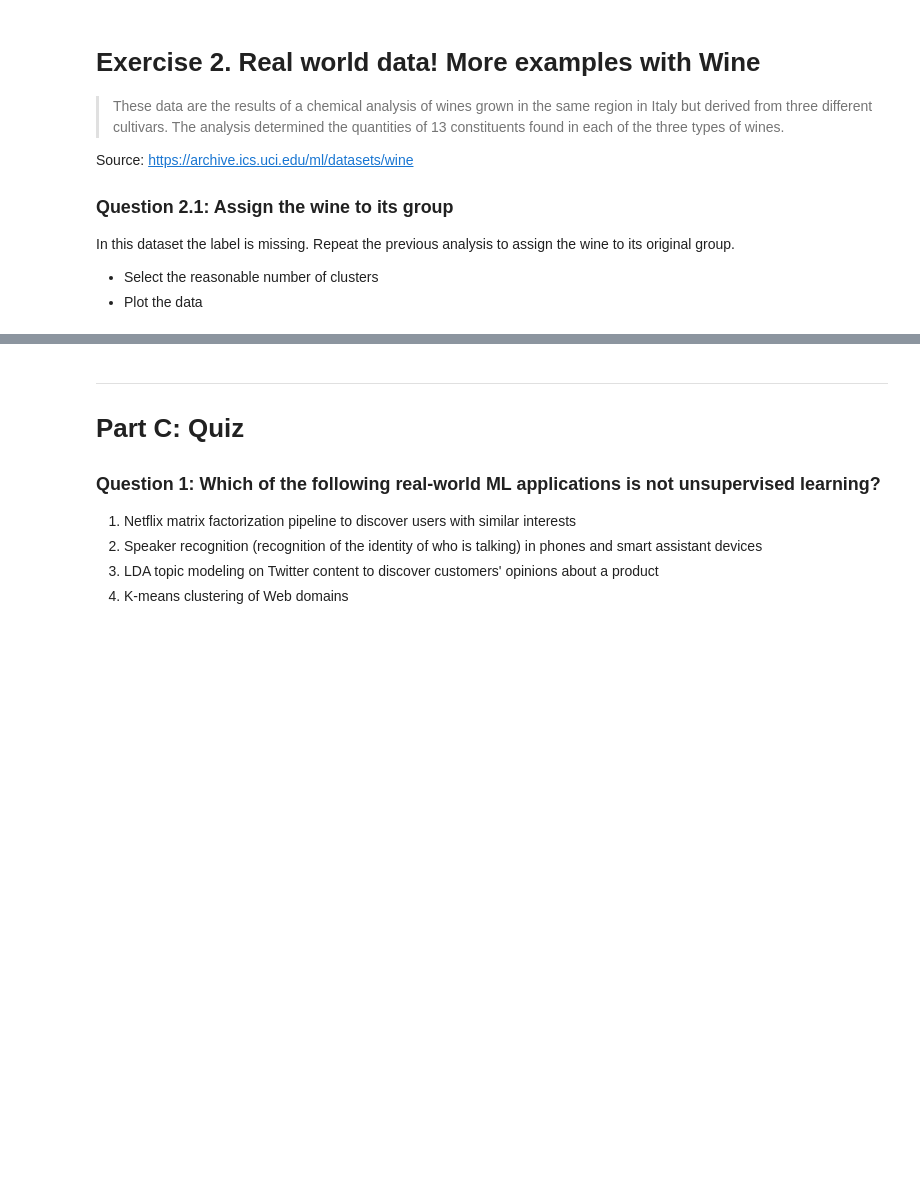
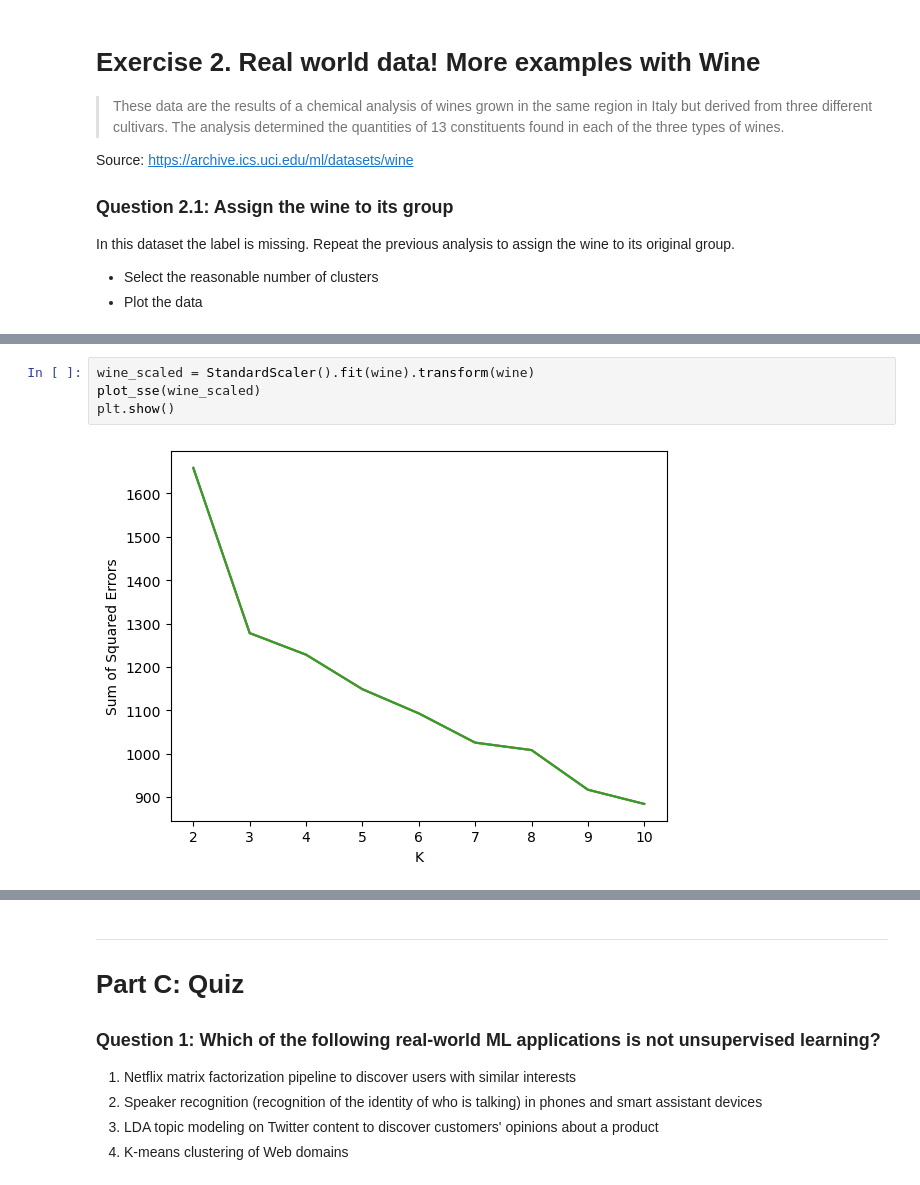
Before and after one commit to PabloVallbona/ADA2025, a Jupyter notebook: Exercises/08 - Learning from data - Unsupervised learning/Unsupervised_Learning.ipynb, the cells around one changed output, grey strips where cells are left out. Drawn from its saved outputs; the diff is of its cells as text; blank space fills up the shorter version.

```diff
--- a/Exercises/08 - Learning from data - Unsupervised learning/Unsupervised_Learning.ipynb
+++ b/Exercises/08 - Learning from data - Unsupervised learning/Unsupervised_Learning.ipynb
@@ -384,0 +437,6 @@ wine.head()
+# %%
+wine_scaled = StandardScaler().fit(wine).transform(wine)
+plot_sse(wine_scaled)
+plt.show()
+# %% [output]
+[figure, added]
```
Also changed, not shown: parts of 9 cells of this notebook.
